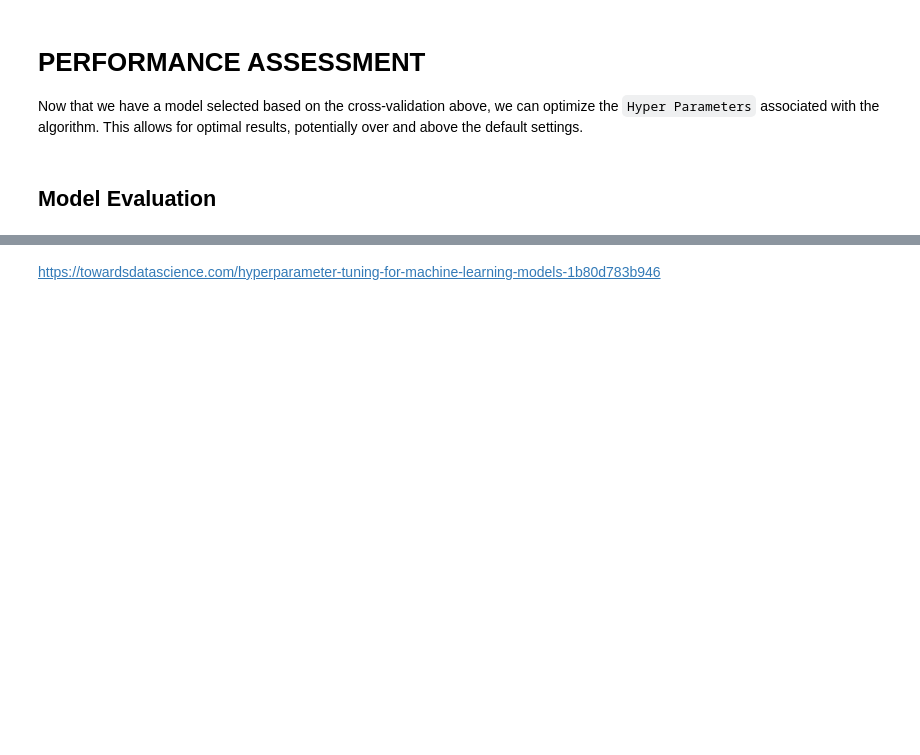
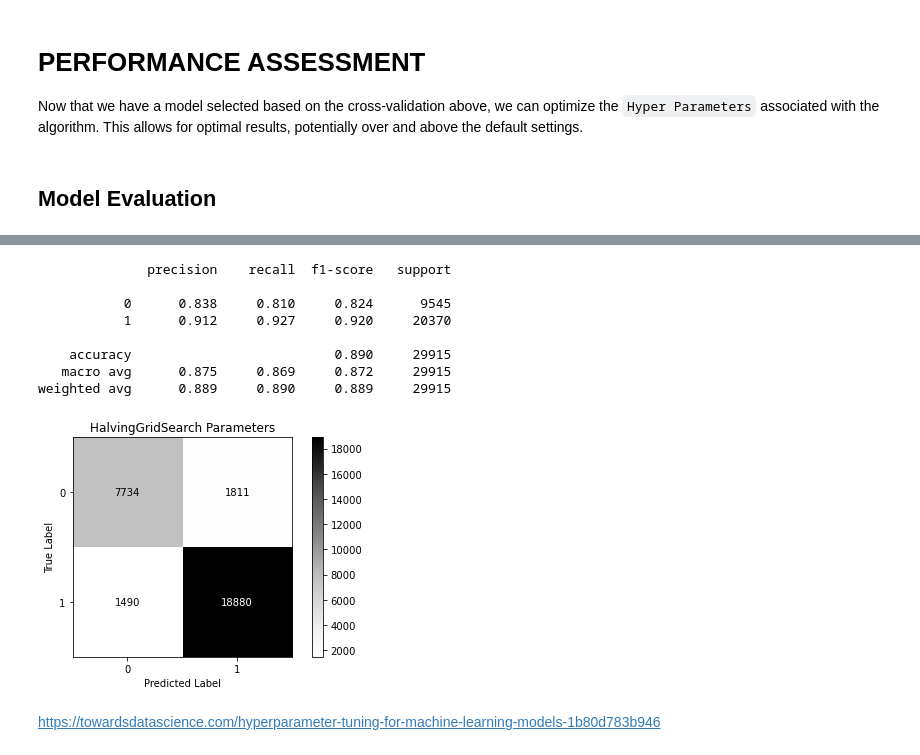
Before and after one commit to broepke/Tuning, a Jupyter notebook: Tuning.ipynb, the cells around one changed output, grey strips where cells are left out. Cells and saved outputs as stored; diff of their text form; code cells hidden in the pictures; blank space fills up the shorter version.

```diff
--- a/Tuning.ipynb
+++ b/Tuning.ipynb
@@ -366,6 +476,16 @@ fit_and_print(pipeline, 'hyper_grid')
 # %%
 clf = LogisticRegression(C=log_C_b, solver=log_solver_b, random_state=42, max_iter=500)
 pipeline = create_pipe(clf, log_ngram_b)
-fit_and_print(pipeline, 'hyper_halving')
+fit_and_print(pipeline, 'HalvingGridSearch Parameters')
+# %% [output]
+              precision    recall  f1-score   support
+
+           0      0.838     0.810     0.824      9545
+           1      0.912     0.927     0.920     20370
+
+    accuracy                          0.890     29915
+   macro avg      0.875     0.869     0.872     29915
+weighted avg      0.889     0.890     0.889     29915
+[figure, added]
 # %% [markdown]
 https://towardsdatascience.com/hyperparameter-tuning-for-machine-learning-models-1b80d783b946
```
Also changed, not shown: parts of 17 cells of this notebook, 6 other files.
